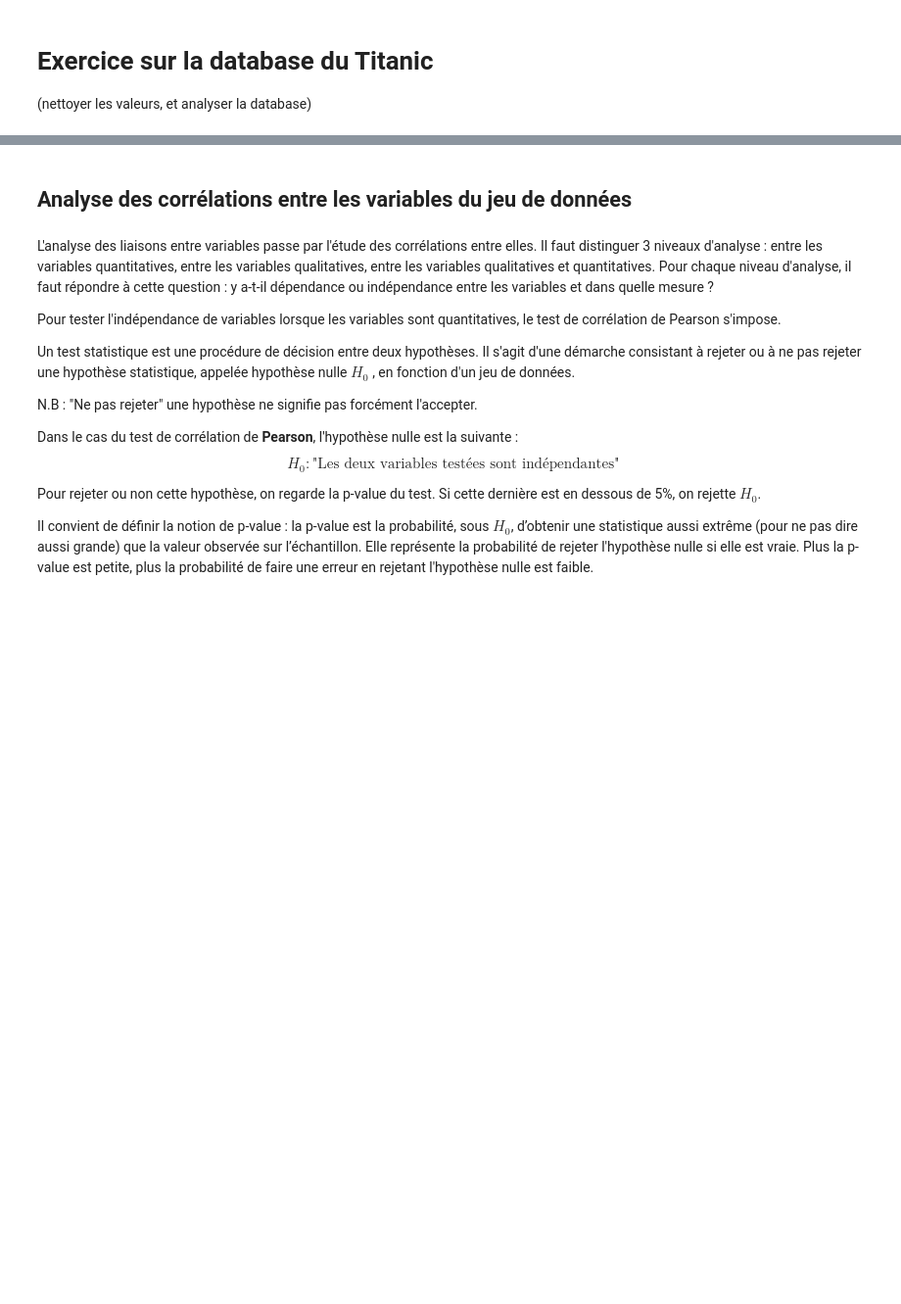
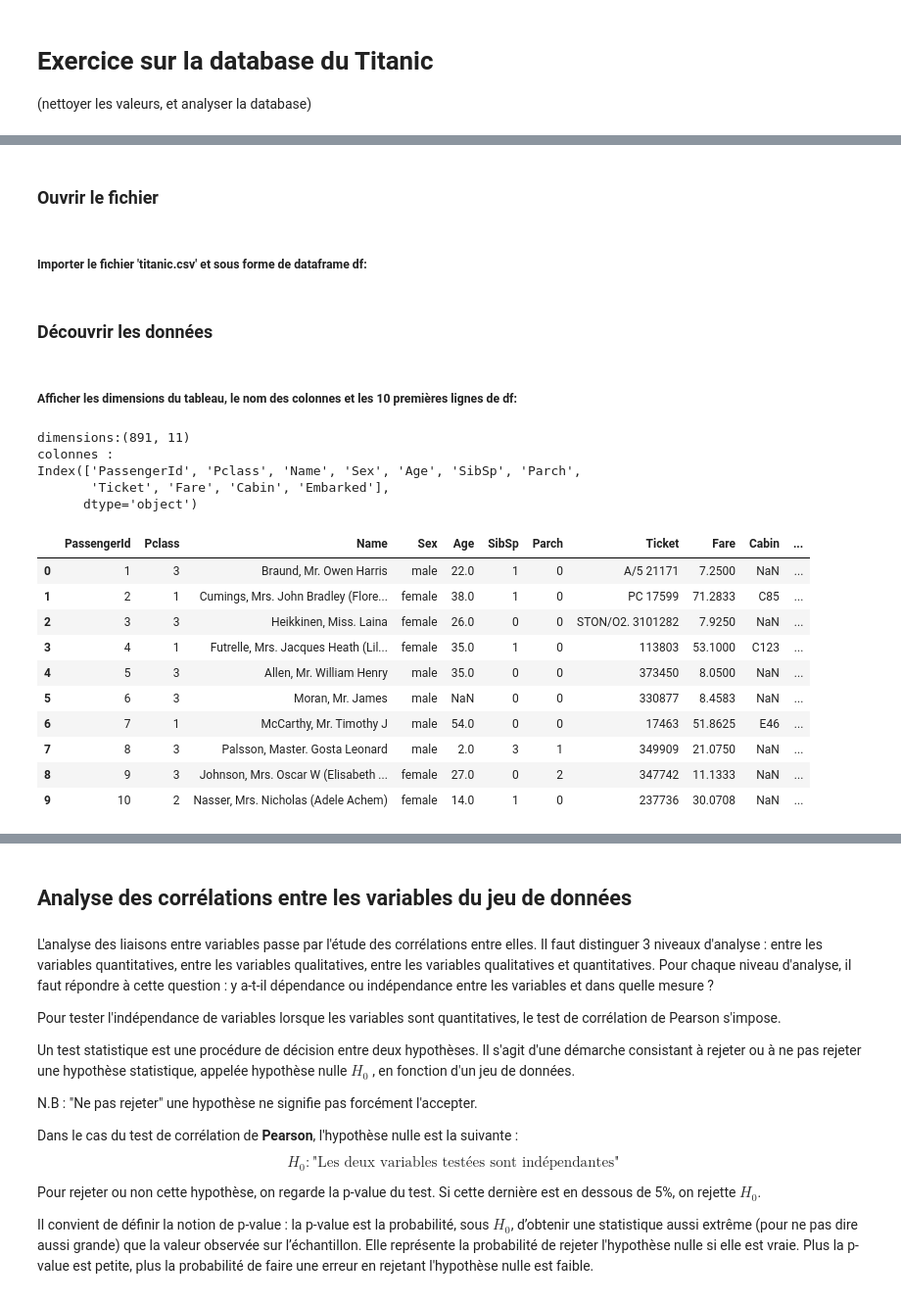
Before and after one commit to Centrale-IA/Formations-2022-2023, a Jupyter notebook: 04-Pandas/Forma_pandas.ipynb, the cells around one changed output, grey strips where cells are left out. Shown: that part at 98% size. Cells and saved outputs as stored; diff of their text form; code cells hidden in the pictures; blank space fills up the shorter version.

```diff
--- a/04-Pandas/Forma_pandas.ipynb
+++ b/04-Pandas/Forma_pandas.ipynb
@@ -1086,0 +2001,32 @@ df['Credit amount'].sum()
+# %% [markdown]
+### Ouvrir le fichier
+# %% [markdown]
+##### Importer le fichier 'titanic.csv' et sous forme de dataframe df:
+# %%
+df = pd.read_csv('titanic.csv')
+# %% [markdown]
+### Découvrir les données
+# %% [markdown]
+##### Afficher les dimensions du tableau, le nom des colonnes et les 10 premières lignes de df:
+# %%
+print("dimensions:" + str(df.shape))
+print("colonnes : ")
+print(df.columns)
+df.head(10)
+# %% [output]
+dimensions:(891, 11)
+colonnes :
+Index(['PassengerId', 'Pclass', 'Name', 'Sex', 'Age', 'SibSp', 'Parch',
+       'Ticket', 'Fare', 'Cabin', 'Embarked'],
+      dtype='object')
+|  | PassengerId | Pclass | Name | Sex | Age | SibSp | Parch | Ticket | Fare | Cabin | ... |
+| 0 | 1 | 3 | Braund, Mr. Owen Harris | male | 22.0 | 1 | 0 | A/5 21171 | 7.2500 | NaN | ... |
+| 1 | 2 | 1 | Cumings, Mrs. John Bradley (Flore... | female | 38.0 | 1 | 0 | PC 17599 | 71.2833 | C85 | ... |
+| 2 | 3 | 3 | Heikkinen, Miss. Laina | female | 26.0 | 0 | 0 | STON/O2. 3101282 | 7.9250 | NaN | ... |
+| 3 | 4 | 1 | Futrelle, Mrs. Jacques Heath (Lil... | female | 35.0 | 1 | 0 | 113803 | 53.1000 | C123 | ... |
+| 4 | 5 | 3 | Allen, Mr. William Henry | male | 35.0 | 0 | 0 | 373450 | 8.0500 | NaN | ... |
+| 5 | 6 | 3 | Moran, Mr. James | male | NaN | 0 | 0 | 330877 | 8.4583 | NaN | ... |
+| 6 | 7 | 1 | McCarthy, Mr. Timothy J | male | 54.0 | 0 | 0 | 17463 | 51.8625 | E46 | ... |
+| 7 | 8 | 3 | Palsson, Master. Gosta Leonard | male | 2.0 | 3 | 1 | 349909 | 21.0750 | NaN | ... |
+| 8 | 9 | 3 | Johnson, Mrs. Oscar W (Elisabeth ... | female | 27.0 | 0 | 2 | 347742 | 11.1333 | NaN | ... |
+| 9 | 10 | 2 | Nasser, Mrs. Nicholas (Adele Achem) | female | 14.0 | 1 | 0 | 237736 | 30.0708 | NaN | ... |
```
Also changed, not shown: parts of 135 cells of this notebook, 2 other files.
